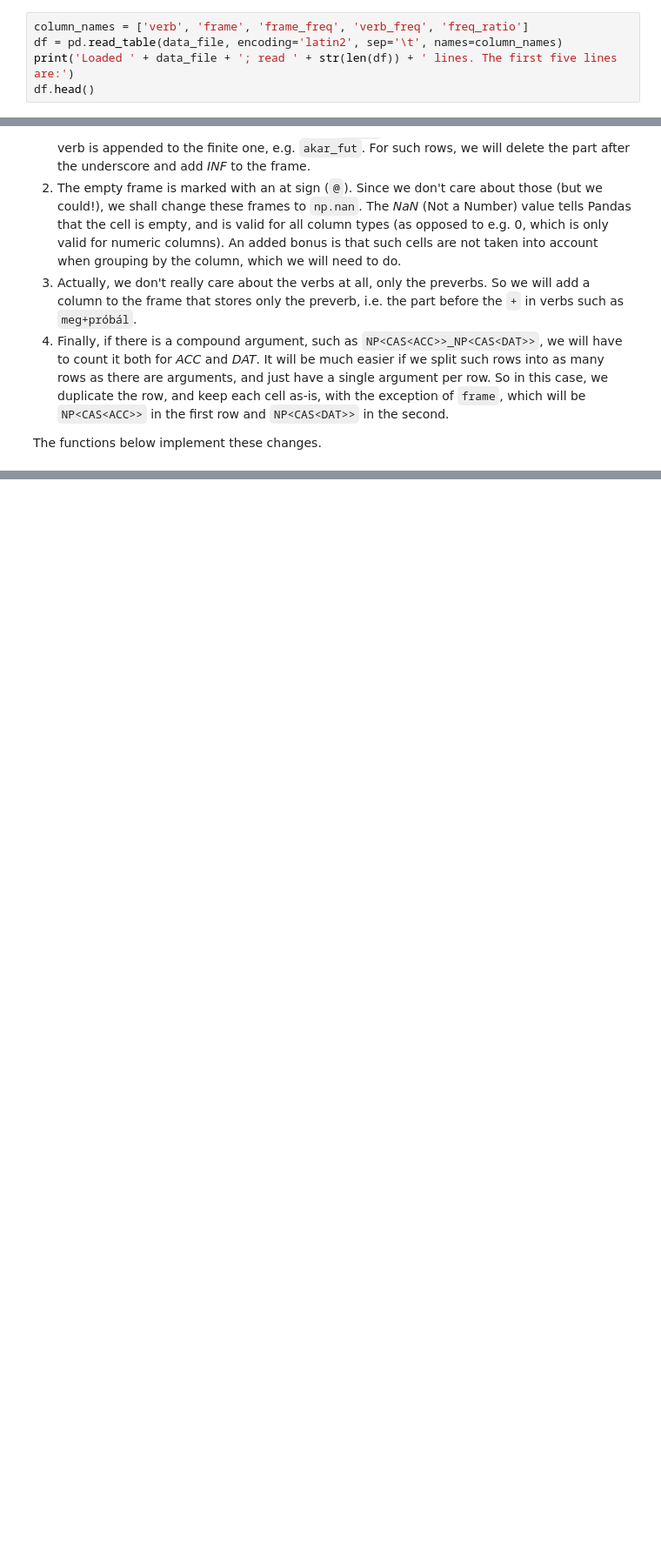
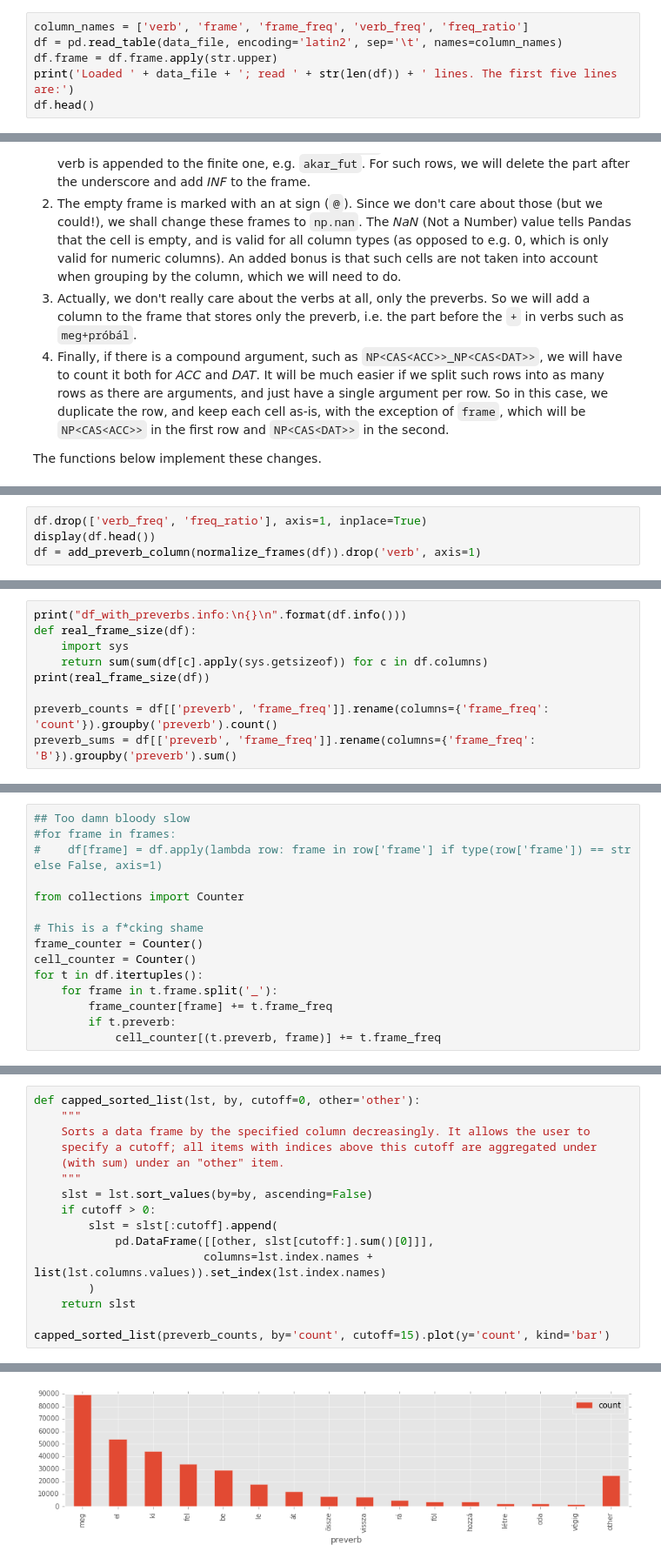
Before and after one commit to DavidNemeskey/Tade-corpus-tools, a Jupyter notebook: notebooks/significant_arguments.ipynb, the cells around one changed output, grey strips where cells are left out. Shown at 87% size. Saved outputs shown, nothing was run; the diff lists cells and outputs as text; blank space fills up the shorter version.

```diff
--- a/notebooks/significant_arguments.ipynb
+++ b/notebooks/significant_arguments.ipynb
@@ -55,6 +56,7 @@ Now that we have the file, we can read it into a `DataFrame` and start working o
 # %%
 column_names = ['verb', 'frame', 'frame_freq', 'verb_freq', 'freq_ratio']
 df = pd.read_table(data_file, encoding='latin2', sep='\t', names=column_names)
+df.frame = df.frame.apply(str.upper)
 print('Loaded ' + data_file + '; read ' + str(len(df)) + ' lines. The first five lines are:')
 df.head()
 # %% [output]
@@ -109,0 +118,4 @@ def add_preverb_column(df):
+# %%
+df.drop(['verb_freq', 'freq_ratio'], axis=1, inplace=True)
+display(df.head())
+df = add_preverb_column(normalize_frames(df)).drop('verb', axis=1)
@@ -125,0 +138,9 @@ frame_sums = df_to_join[['frame', 'frame_freq']].rename(columns={'frame_freq': '
+# %%
+print("df_with_preverbs.info:\n{}\n".format(df.info()))
+def real_frame_size(df):
+    import sys
+    return sum(sum(df[c].apply(sys.getsizeof)) for c in df.columns)
+print(real_frame_size(df))
+
+preverb_counts = df[['preverb', 'frame_freq']].rename(columns={'frame_freq': 'count'}).groupby('preverb').count()
+preverb_sums = df[['preverb', 'frame_freq']].rename(columns={'frame_freq': 'B'}).groupby('preverb').sum()
@@ -125,0 +167,15 @@ frame_sums = df_to_join[['frame', 'frame_freq']].rename(columns={'frame_freq': '
+# %%
+## Too damn bloody slow
+#for frame in frames:
+#    df[frame] = df.apply(lambda row: frame in row['frame'] if type(row['frame']) == str else False, axis=1)
+
+from collections import Counter
+
+# This is a f*cking shame
+frame_counter = Counter()
+cell_counter = Counter()
+for t in df.itertuples():
+    for frame in t.frame.split('_'):
+        frame_counter[frame] += t.frame_freq
+        if t.preverb:
+            cell_counter[(t.preverb, frame)] += t.frame_freq
@@ -127,0 +204,17 @@ The names (_A_, _B_, _C_, _D_ are the same as on the [Wikipedia page](https://en
+# %%
+def capped_sorted_list(lst, by, cutoff=0, other='other'):
+    """
+    Sorts a data frame by the specified column decreasingly. It allows the user to
+    specify a cutoff; all items with indices above this cutoff are aggregated under
+    (with sum) under an "other" item.
+    """
+    slst = lst.sort_values(by=by, ascending=False)
+    if cutoff > 0:
+        slst = slst[:cutoff].append(
+            pd.DataFrame([[other, slst[cutoff:].sum()[0]]],
+                         columns=lst.index.names + list(lst.columns.values)).set_index(lst.index.names)
+        )
+    return slst
+
+capped_sorted_list(preverb_counts, by='count', cutoff=15).plot(y='count', kind='bar')
+# %% [output]
@@ -127,0 +222 @@ The names (_A_, _B_, _C_, _D_ are the same as on the [Wikipedia page](https://en
+[figure, added]
```
Also changed, not shown: parts of 16 cells of this notebook, 2 other files.
